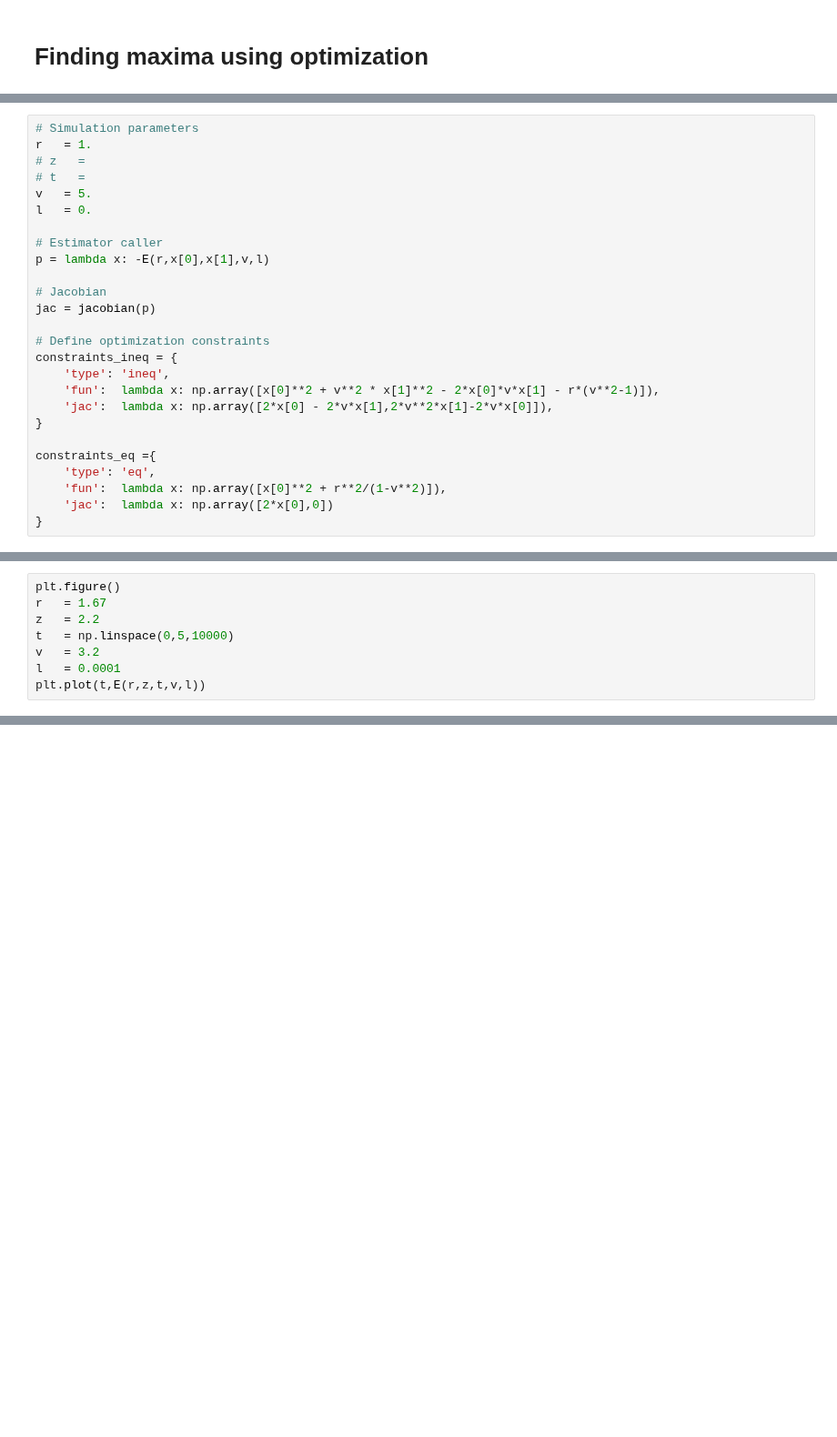
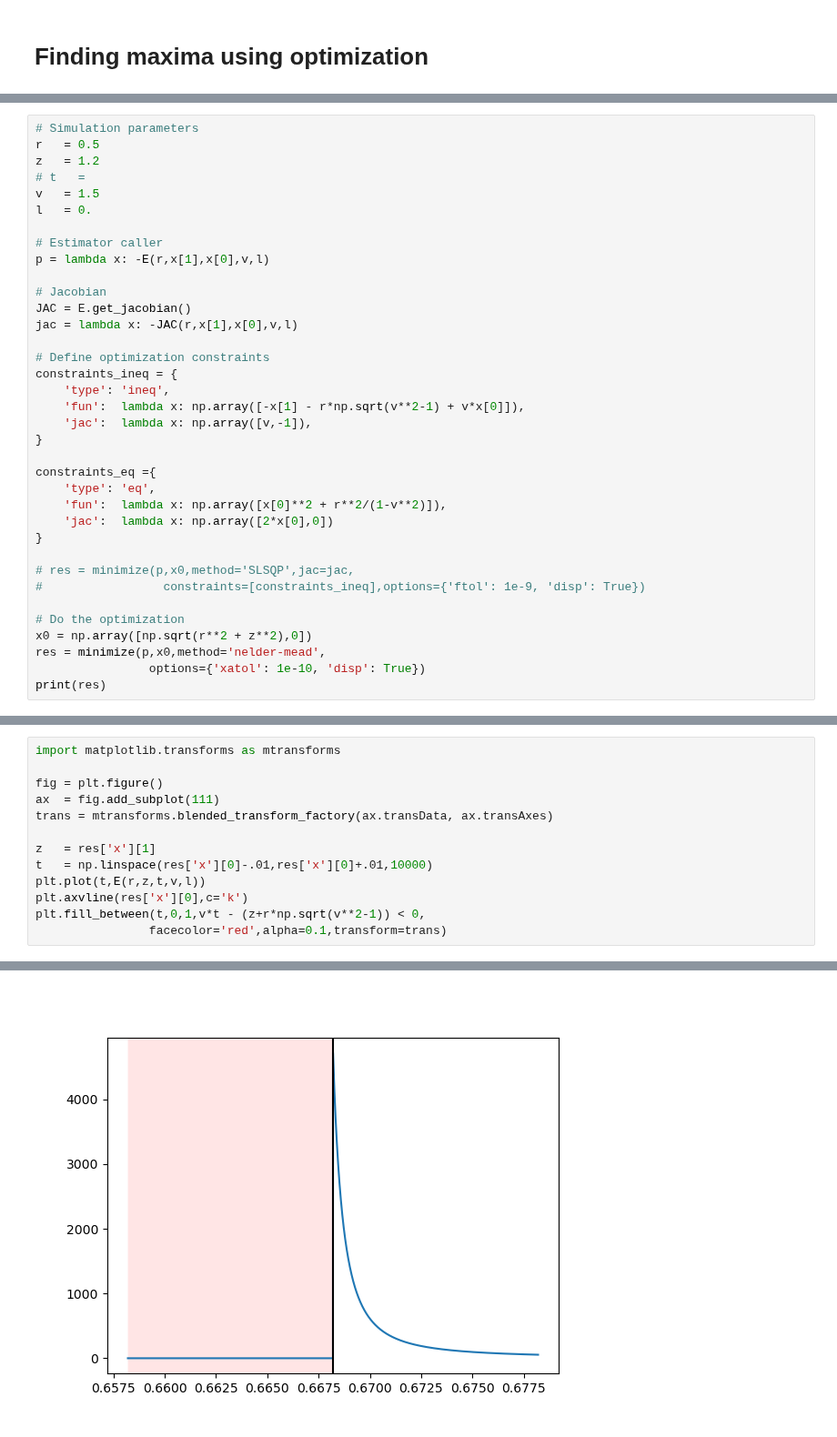
Before and after one commit to nyuad-astroparticle/LXe-Phonon, a Jupyter notebook: Simulation/0.MIP_Signal/Optimization.ipynb, the cells around one changed output, grey strips where cells are left out. Shown at 91% size. Cells and saved outputs as stored; diff of their text form; blank space fills up the shorter version.

```diff
--- a/Simulation/0.MIP_Signal/Optimization.ipynb
+++ b/Simulation/0.MIP_Signal/Optimization.ipynb
@@ -59,23 +55,24 @@ recasting functions
 Estimator Generated Successfully
 # %%
 # Simulation parameters
-r   = 1.
-# z   =
+r   = 0.5
+z   = 1.2
 # t   =
-v   = 5.
+v   = 1.5
 l   = 0.
 
 # Estimator caller
-p = lambda x: -E(r,x[0],x[1],v,l)
+p = lambda x: -E(r,x[1],x[0],v,l)
 
 # Jacobian
-jac = jacobian(p)
+JAC = E.get_jacobian()
+jac = lambda x: -JAC(r,x[1],x[0],v,l)
 
 # Define optimization constraints
 constraints_ineq = {
     'type': 'ineq',
-    'fun':  lambda x: np.array([x[0]**2 + v**2 * x[1]**2 - 2*x[0]*v*x[1] - r*(v**2-1)]),
-    'jac':  lambda x: np.array([2*x[0] - 2*v*x[1],2*v**2*x[1]-2*v*x[0]]),
+    'fun':  lambda x: np.array([-x[1] - r*np.sqrt(v**2-1) + v*x[0]]),
+    'jac':  lambda x: np.array([v,-1]),
 }
 
 constraints_eq ={
@@ -83,3 +80,12 @@ constraints_eq ={
     'fun':  lambda x: np.array([x[0]**2 + r**2/(1-v**2)]),
     'jac':  lambda x: np.array([2*x[0],0])
 }
+
+# res = minimize(p,x0,method='SLSQP',jac=jac,
+#                 constraints=[constraints_ineq],options={'ftol': 1e-9, 'disp': True})
+
+# Do the optimization
+x0 = np.array([np.sqrt(r**2 + z**2),0])
+res = minimize(p,x0,method='nelder-mead',
+                options={'xatol': 1e-10, 'disp': True})
+print(res)
@@ -91,8 +106,0 @@ constraints_eq ={
-# %%
-plt.figure()
-r   = 1.67
-z   = 2.2
-t   = np.linspace(0,5,10000)
-v   = 3.2
-l   = 0.0001
-plt.plot(t,E(r,z,t,v,l))
@@ -101,0 +107,14 @@ plt.plot(t,E(r,z,t,v,l))
+# %%
+import matplotlib.transforms as mtransforms
+
+fig = plt.figure()
+ax  = fig.add_subplot(111)
+trans = mtransforms.blended_transform_factory(ax.transData, ax.transAxes)
+
+z   = res['x'][1]
+t   = np.linspace(res['x'][0]-.01,res['x'][0]+.01,10000)
+plt.plot(t,E(r,z,t,v,l))
+plt.axvline(res['x'][0],c='k')
+plt.fill_between(t,0,1,v*t - (z+r*np.sqrt(v**2-1)) < 0,
+                facecolor='red',alpha=0.1,transform=trans)
+# %% [output]
@@ -101,0 +122 @@ plt.plot(t,E(r,z,t,v,l))
+[figure, added]
```
Also changed, not shown: parts of 8 cells of this notebook, 7 other files.
